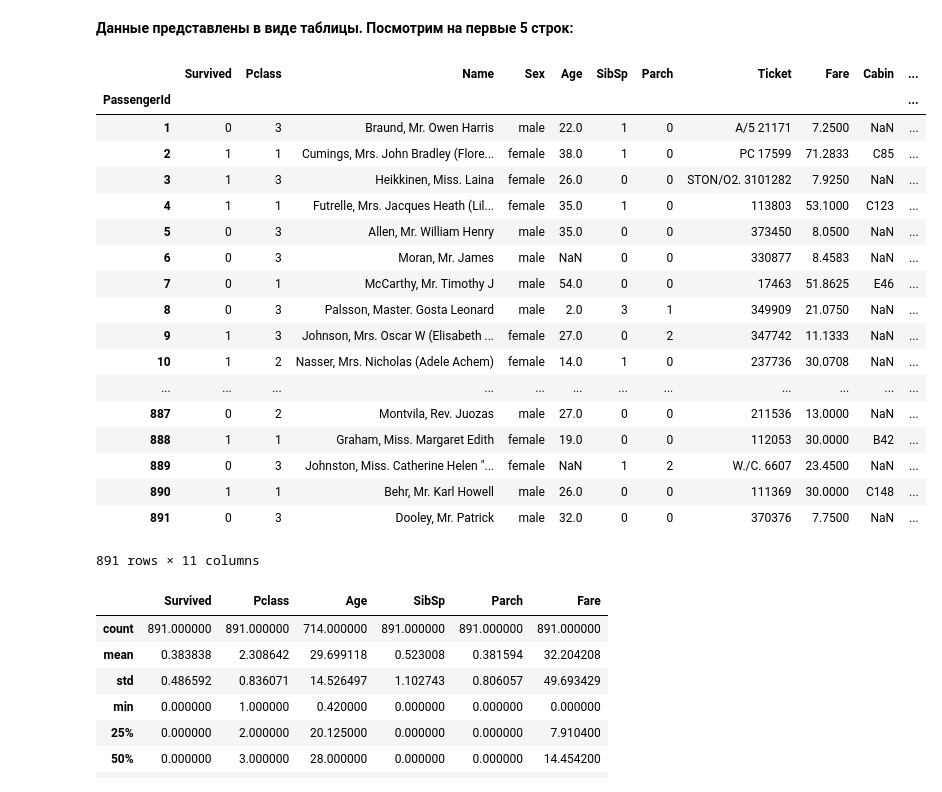
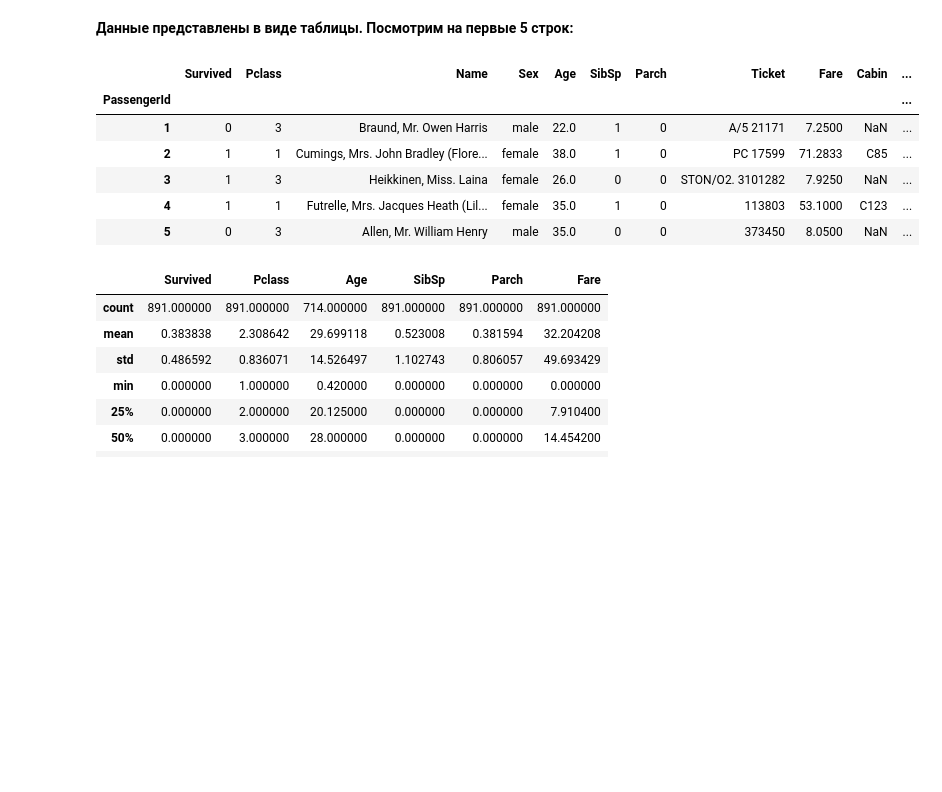
Before and after one commit to IlyaChr/ods2018, a Jupyter notebook: 01/lesson1_practice_pandas_titanic_ready.ipynb, the cells around one changed output. Cells and saved outputs as stored; diff of their text form; code cells hidden in the pictures; blank space fills up the shorter version.

```diff
--- a/01/lesson1_practice_pandas_titanic_ready.ipynb
+++ b/01/lesson1_practice_pandas_titanic_ready.ipynb
@@ -22,27 +22,15 @@ data = pd.read_csv('titanic_train.csv',
 # %% [markdown]
 **Данные представлены в виде таблицы. Посмотрим на первые 5 строк:**
 # %%
-data.head(1000)
+data.head()
 # %% [output]
 |  | Survived | Pclass | Name | Sex | Age | SibSp | Parch | Ticket | Fare | Cabin | ... |
 | PassengerId |  |  |  |  |  |  |  |  |  |  | ... |
 | 1 | 0 | 3 | Braund, Mr. Owen Harris | male | 22.0 | 1 | 0 | A/5 21171 | 7.2500 | NaN | ... |
 | 2 | 1 | 1 | Cumings, Mrs. John Bradley (Flore... | female | 38.0 | 1 | 0 | PC 17599 | 71.2833 | C85 | ... |
 | 3 | 1 | 3 | Heikkinen, Miss. Laina | female | 26.0 | 0 | 0 | STON/O2. 3101282 | 7.9250 | NaN | ... |
 | 4 | 1 | 1 | Futrelle, Mrs. Jacques Heath (Lil... | female | 35.0 | 1 | 0 | 113803 | 53.1000 | C123 | ... |
 | 5 | 0 | 3 | Allen, Mr. William Henry | male | 35.0 | 0 | 0 | 373450 | 8.0500 | NaN | ... |
-| 6 | 0 | 3 | Moran, Mr. James | male | NaN | 0 | 0 | 330877 | 8.4583 | NaN | ... |
-| 7 | 0 | 1 | McCarthy, Mr. Timothy J | male | 54.0 | 0 | 0 | 17463 | 51.8625 | E46 | ... |
-| 8 | 0 | 3 | Palsson, Master. Gosta Leonard | male | 2.0 | 3 | 1 | 349909 | 21.0750 | NaN | ... |
-| 9 | 1 | 3 | Johnson, Mrs. Oscar W (Elisabeth ... | female | 27.0 | 0 | 2 | 347742 | 11.1333 | NaN | ... |
-| 10 | 1 | 2 | Nasser, Mrs. Nicholas (Adele Achem) | female | 14.0 | 1 | 0 | 237736 | 30.0708 | NaN | ... |
-| ... | ... | ... | ... | ... | ... | ... | ... | ... | ... | ... | ... |
-| 887 | 0 | 2 | Montvila, Rev. Juozas | male | 27.0 | 0 | 0 | 211536 | 13.0000 | NaN | ... |
-| 888 | 1 | 1 | Graham, Miss. Margaret Edith | female | 19.0 | 0 | 0 | 112053 | 30.0000 | B42 | ... |
-| 889 | 0 | 3 | Johnston, Miss. Catherine Helen "... | female | NaN | 1 | 2 | W./C. 6607 | 23.4500 | NaN | ... |
-| 890 | 1 | 1 | Behr, Mr. Karl Howell | male | 26.0 | 0 | 0 | 111369 | 30.0000 | C148 | ... |
-| 891 | 0 | 3 | Dooley, Mr. Patrick | male | 32.0 | 0 | 0 | 370376 | 7.7500 | NaN | ... |
-891 rows × 11 columns
 # %%
 data.describe()
 # %% [output]
```
Also changed, not shown: parts of 6 cells of this notebook, 4 other files.
